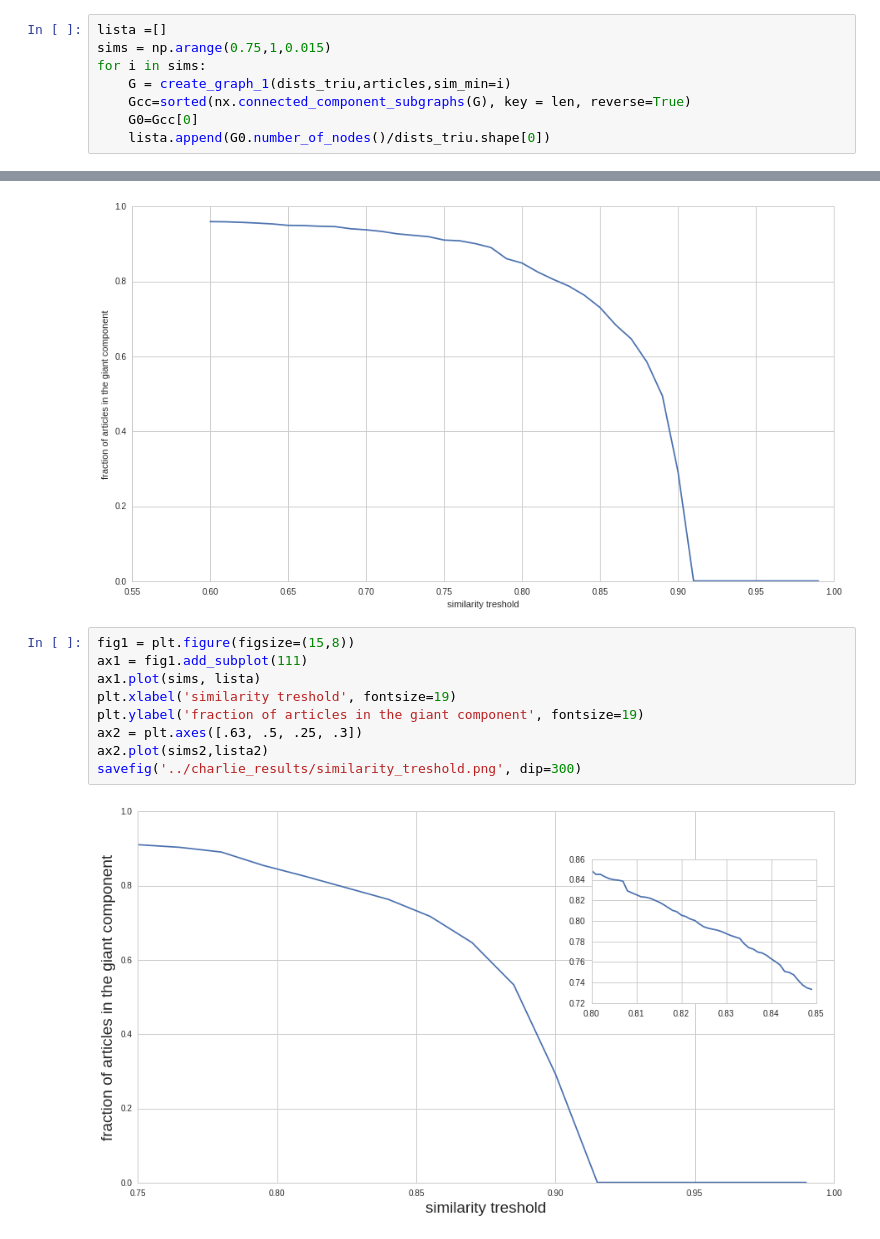
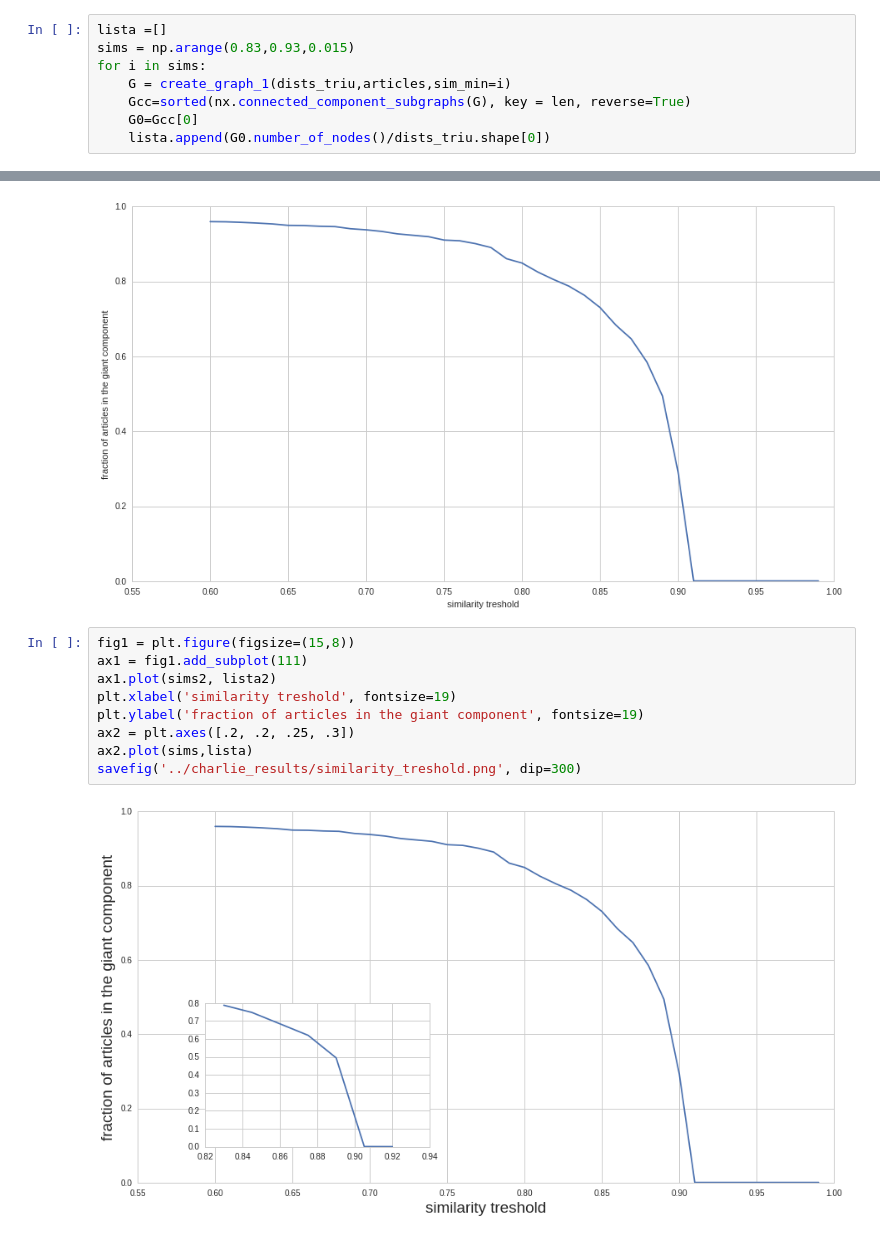
Before and after one commit to elisamussumeci/modeling-news-spread, a Jupyter notebook: notebook/Empirical data analysis.ipynb, the cells around one changed output, grey strips where cells are left out. Drawn from its saved outputs; the diff is of its cells as text.

```diff
--- a/notebook/Empirical data analysis.ipynb
+++ b/notebook/Empirical data analysis.ipynb
@@ -223,7 +225,7 @@ def create_graph_1(dists_triu, data, time_max=168, sim_min=0.8):
     return G
 # %%
 lista =[]
-sims = np.arange(0.75,1,0.015)
+sims = np.arange(0.83,0.93,0.015)
 for i in sims:
     G = create_graph_1(dists_triu,articles,sim_min=i)
     Gcc=sorted(nx.connected_component_subgraphs(G), key = len, reverse=True)
@@ -248,11 +250,11 @@ plt.ylabel('fraction of articles in the giant component')
 # %%
 fig1 = plt.figure(figsize=(15,8))
 ax1 = fig1.add_subplot(111)
-ax1.plot(sims, lista)
+ax1.plot(sims2, lista2)
 plt.xlabel('similarity treshold', fontsize=19)
 plt.ylabel('fraction of articles in the giant component', fontsize=19)
-ax2 = plt.axes([.63, .5, .25, .3])
-ax2.plot(sims2,lista2)
+ax2 = plt.axes([.2, .2, .25, .3])
+ax2.plot(sims,lista)
 savefig('../charlie_results/similarity_treshold.png', dip=300)
 # %% [output]
-[figure, old version]
+[figure, new version]
```
Also changed, not shown: parts of 3 cells of this notebook, 1 other file.
